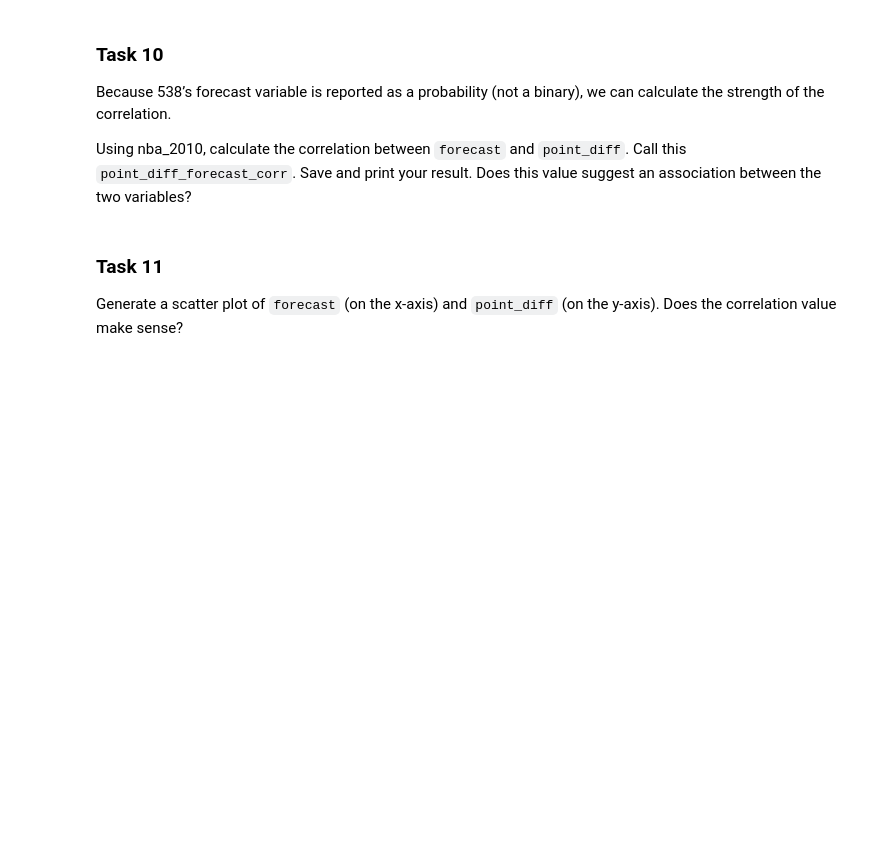
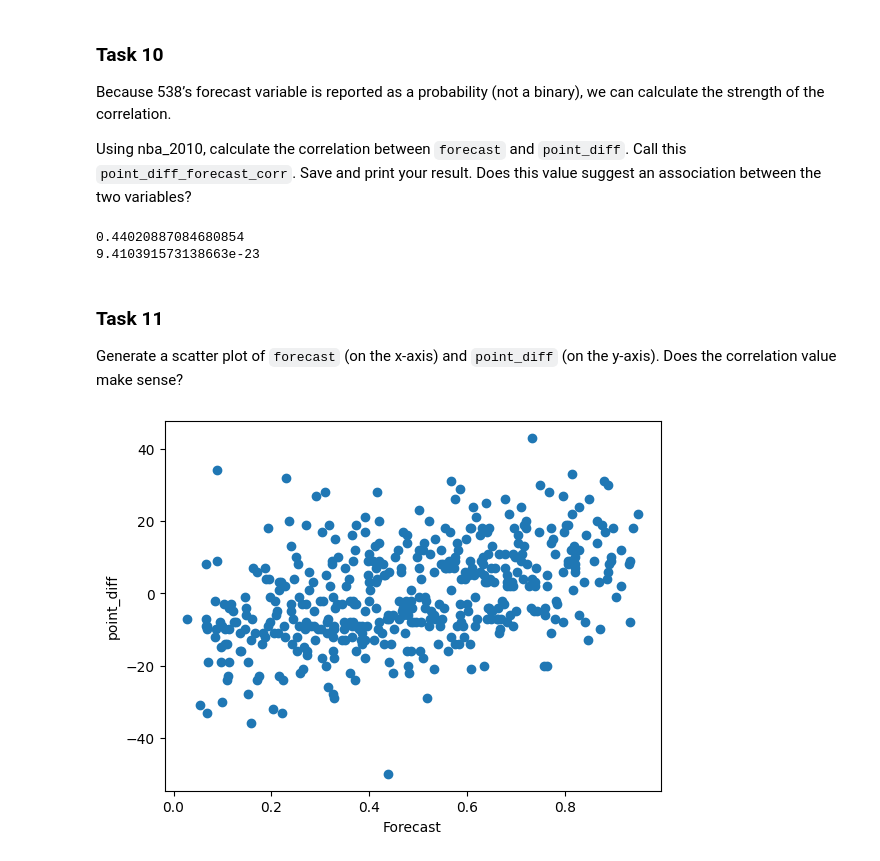
Before and after one commit to egraciani/NBATrends, a Jupyter notebook: Codecademy_NBA_Trends_Project_EGH.ipynb, the cells around one changed output. Drawn from its saved outputs; the diff is of its cells as text; code cells hidden in the pictures; blank space fills up the shorter version.

```diff
--- a/Codecademy_NBA_Trends_Project_EGH.ipynb
+++ b/Codecademy_NBA_Trends_Project_EGH.ipynb
@@ -166,7 +166,21 @@ array([[  0.05,   1.37],
 Because 538’s forecast variable is reported as a probability (not a binary), we can calculate the strength of the correlation.
 
 Using nba_2010, calculate the correlation between `forecast` and `point_diff`. Call this `point_diff_forecast_corr`. Save and print your result. Does this value suggest an association between the two variables?
+# %%
+point_diff_forecast_corr, p = pearsonr(nba_2010.forecast, nba_2010.point_diff)
+print(point_diff_forecast_corr) # looks like a low association...
+print(p)
+# %% [output]
+0.44020887084680854
+9.410391573138663e-23
 # %% [markdown]
 ### Task 11
 
 Generate a scatter plot of `forecast` (on the x-axis) and `point_diff` (on the y-axis). Does the correlation value make sense?
+# %%
+plt.scatter(x = nba_2010.forecast, y = nba_2010.point_diff)
+plt.xlabel('Forecast')
+plt.ylabel('point_diff')
+plt.show()
+# %% [output]
+[figure, added]
```
